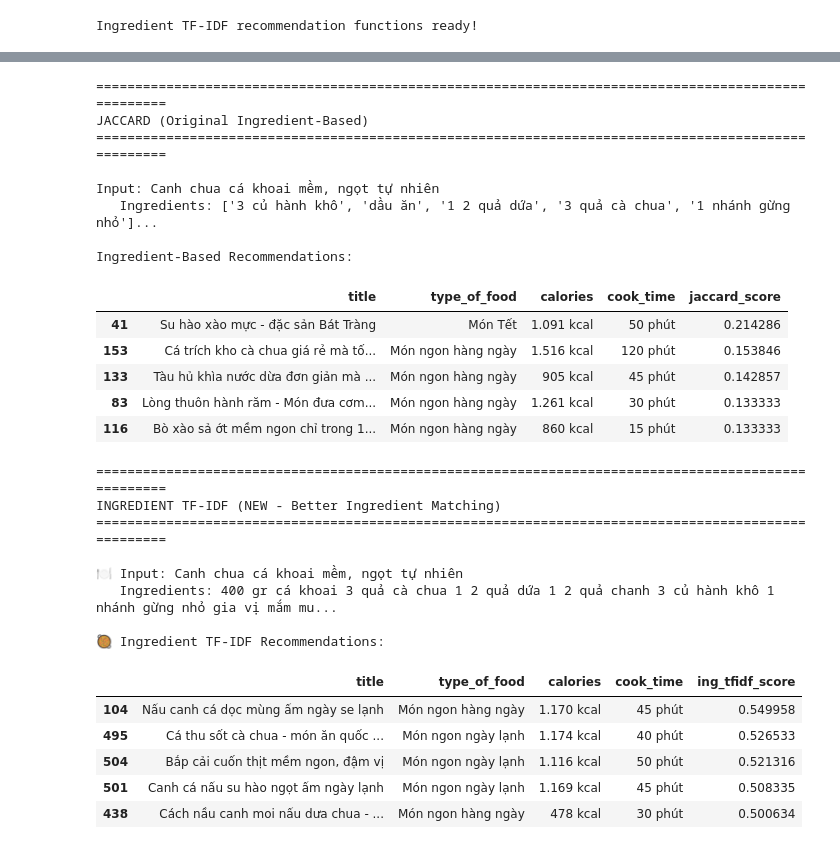
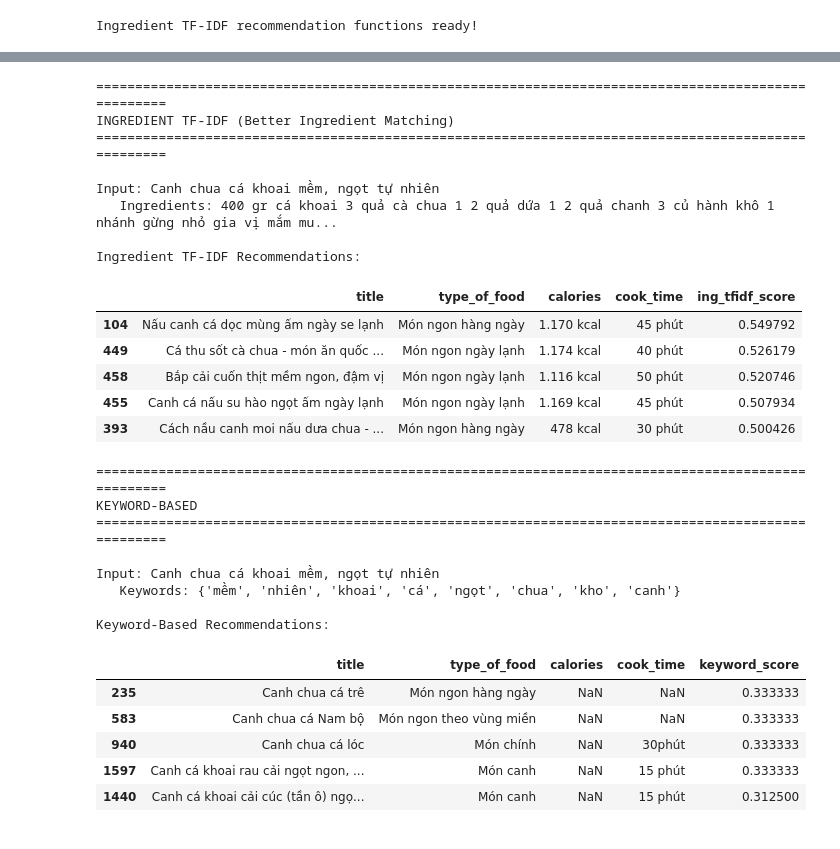
Before and after one commit to TMTien31/DS300-UIT-RecommenderSystem, a Jupyter notebook: Finalproject/notebooks/1_Content_Based.ipynb, the cells around one changed output, grey strips where cells are left out. Cells and saved outputs as stored; diff of their text form; code cells hidden in the pictures.

```diff
--- a/Finalproject/notebooks/1_Content_Based.ipynb
+++ b/Finalproject/notebooks/1_Content_Based.ipynb
@@ -630,3 +470,33 @@ Giả hạnh nhân - món ngon Tết xưa Hà Nội
 
 Chả bì ớt xiêm xanh
    Keywords: {'xanh', 'xiêm', 'chả'}
+# %%
+# Helper functions cho Keyword similarity (sử dụng Jaccard cho keyword sets)
+def jaccard_similarity(set1, set2):
+    """
+    Tính Jaccard similarity giữa 2 sets
+    J(A,B) = |A ∩ B| / |A ∪ B|
+    """
+    if len(set1) == 0 and len(set2) == 0:
+        return 0.0
+    intersection = len(set1.intersection(set2))
+    union = len(set1.union(set2))
+    return intersection / union if union > 0 else 0.0
+
+def compute_jaccard_similarity_matrix(items_list):
+    """
+    Tính Jaccard similarity matrix cho list of sets
+    Sử dụng cho keyword-based recommendation
+    """
+    n = len(items_list)
+    similarity_matrix = np.zeros((n, n))
+
+    for i in range(n):
+        for j in range(i, n):
+            sim = jaccard_similarity(items_list[i], items_list[j])
+            similarity_matrix[i][j] = sim
+            similarity_matrix[j][i] = sim
+
+    return similarity_matrix
+
+print("Jaccard helper functions defined (for keyword similarity only)!")
@@ -642,47 +512,42 @@ Computing Keyword similarity matrix...
 # %%
-# So sánh Jaccard vs Ingredient TF-IDF vs Keyword
+# So sánh Ingredient TF-IDF vs Keyword
 test_recipe = "canh chua"
 
 print("="*100)
-print("JACCARD (Original Ingredient-Based)")
-print("="*100)
-display(recommend_by_title_jaccard(test_recipe, data, jaccard_similarity_matrix, top_n=5))
-
-print("\n" + "="*100)
-print("INGREDIENT TF-IDF (NEW - Better Ingredient Matching)")
+print("INGREDIENT TF-IDF (Better Ingredient Matching)")
 print("="*100)
 display(recommend_by_title_ingredient_tfidf(test_recipe, data, ingredient_tfidf_similarity, top_n=5))
 
 print("\n" + "="*100)
 print("KEYWORD-BASED")
 print("="*100)
 display(recommend_by_title_keyword(test_recipe, data, keyword_similarity_matrix, top_n=5))
 # %% [output]
 ====================================================================================================
-JACCARD (Original Ingredient-Based)
+INGREDIENT TF-IDF (Better Ingredient Matching)
 ====================================================================================================
 
 Input: Canh chua cá khoai mềm, ngọt tự nhiên
-   Ingredients: ['3 củ hành khô', 'dầu ăn', '1 2 quả dứa', '3 quả cà chua', '1 nhánh gừng nhỏ']...
+   Ingredients: 400 gr cá khoai 3 quả cà chua 1 2 quả dứa 1 2 quả chanh 3 củ hành khô 1 nhánh gừng nhỏ gia vị mắm mu...
 
-Ingredient-Based Recommendations:
+Ingredient TF-IDF Recommendations:
-|  | title | type_of_food | calories | cook_time | jaccard_score |
-| 41 | Su hào xào mực - đặc sản Bát Tràng | Món Tết | 1.091 kcal | 50 phút | 0.214286 |
-| 153 | Cá trích kho cà chua giá rẻ mà tố... | Món ngon hàng ngày | 1.516 kcal | 120 phút | 0.153846 |
-| 133 | Tàu hủ khìa nước dừa đơn giản mà ... | Món ngon hàng ngày | 905 kcal | 45 phút | 0.142857 |
-| 83 | Lòng thuôn hành răm - Món đưa cơm... | Món ngon hàng ngày | 1.261 kcal | 30 phút | 0.133333 |
-| 116 | Bò xào sả ớt mềm ngon chỉ trong 1... | Món ngon hàng ngày | 860 kcal | 15 phút | 0.133333 |
+|  | title | type_of_food | calories | cook_time | ing_tfidf_score |
+| 104 | Nấu canh cá dọc mùng ấm ngày se lạnh | Món ngon hàng ngày | 1.170 kcal | 45 phút | 0.549792 |
+| 449 | Cá thu sốt cà chua - món ăn quốc ... | Món ngon ngày lạnh | 1.174 kcal | 40 phút | 0.526179 |
+| 458 | Bắp cải cuốn thịt mềm ngon, đậm vị | Món ngon ngày lạnh | 1.116 kcal | 50 phút | 0.520746 |
+| 455 | Canh cá nấu su hào ngọt ấm ngày lạnh | Món ngon ngày lạnh | 1.169 kcal | 45 phút | 0.507934 |
+| 393 | Cách nầu canh moi nấu dưa chua - ... | Món ngon hàng ngày | 478 kcal | 30 phút | 0.500426 |
 ====================================================================================================
-INGREDIENT TF-IDF (NEW - Better Ingredient Matching)
+KEYWORD-BASED
 ====================================================================================================
 
-🍽️ Input: Canh chua cá khoai mềm, ngọt tự nhiên
-   Ingredients: 400 gr cá khoai 3 quả cà chua 1 2 quả dứa 1 2 quả chanh 3 củ hành khô 1 nhánh gừng nhỏ gia vị mắm mu...
+Input: Canh chua cá khoai mềm, ngọt tự nhiên
+   Keywords: {'mềm', 'nhiên', 'khoai', 'cá', 'ngọt', 'chua', 'kho', 'canh'}
 
-🥘 Ingredient TF-IDF Recommendations:
+Keyword-Based Recommendations:
-|  | title | type_of_food | calories | cook_time | ing_tfidf_score |
-| 104 | Nấu canh cá dọc mùng ấm ngày se lạnh | Món ngon hàng ngày | 1.170 kcal | 45 phút | 0.549958 |
-| 495 | Cá thu sốt cà chua - món ăn quốc ... | Món ngon ngày lạnh | 1.174 kcal | 40 phút | 0.526533 |
-| 504 | Bắp cải cuốn thịt mềm ngon, đậm vị | Món ngon ngày lạnh | 1.116 kcal | 50 phút | 0.521316 |
-| 501 | Canh cá nấu su hào ngọt ấm ngày lạnh | Món ngon ngày lạnh | 1.169 kcal | 45 phút | 0.508335 |
-| 438 | Cách nầu canh moi nấu dưa chua - ... | Món ngon hàng ngày | 478 kcal | 30 phút | 0.500634 |
+|  | title | type_of_food | calories | cook_time | keyword_score |
+| 235 | Canh chua cá trê | Món ngon hàng ngày | NaN | NaN | 0.333333 |
+| 583 | Canh chua cá Nam bộ | Món ngon theo vùng miền | NaN | NaN | 0.333333 |
+| 940 | Canh chua cá lóc | Món chính | NaN | 30phút | 0.333333 |
+| 1597 | Canh cá khoai rau cải ngọt ngon, ... | Món canh | NaN | 15 phút | 0.333333 |
+| 1440 | Canh cá khoai cải cúc (tần ô) ngọ... | Món canh | NaN | 15 phút | 0.312500 |
```
Also changed, not shown: parts of 45 cells of this notebook, 5 other files.
